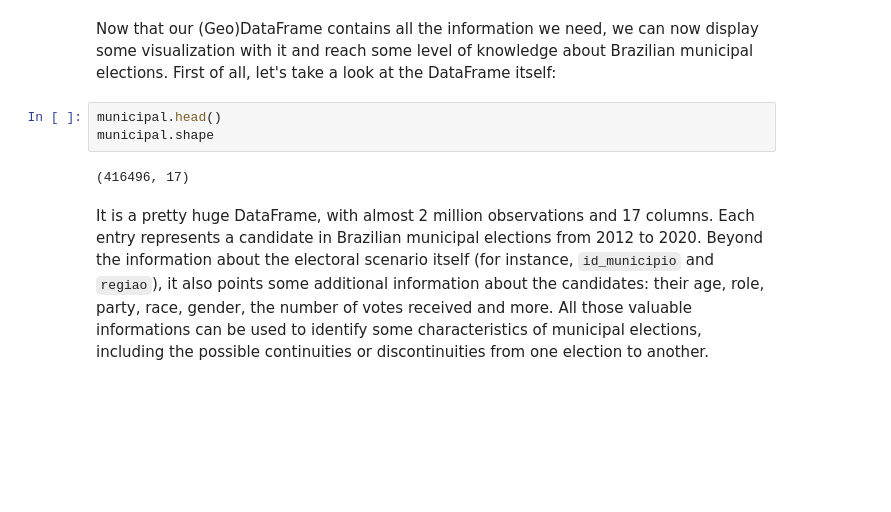
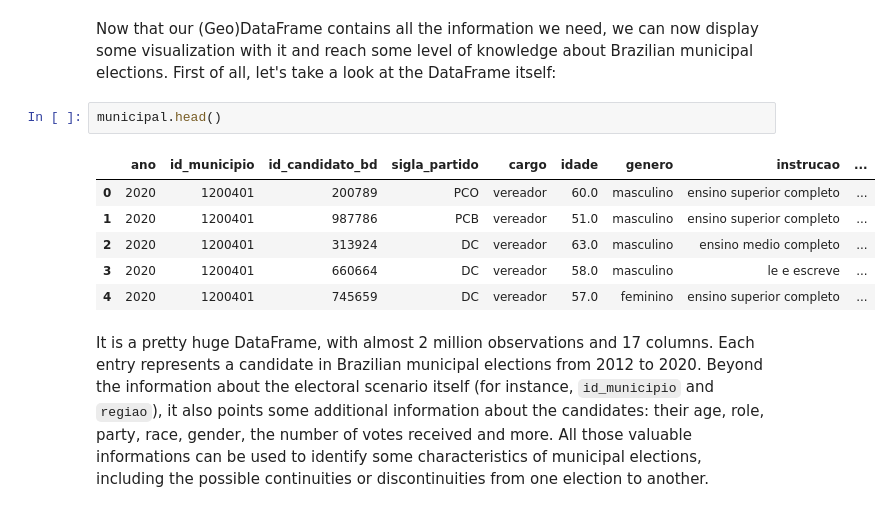
Before and after one commit to felipelmc/Brazilian-Elections, a Jupyter notebook: analysis.ipynb, the cells around one changed output. Drawn from its saved outputs; the diff is of its cells as text; blank space fills up the shorter version.

```diff
--- a/analysis.ipynb
+++ b/analysis.ipynb
@@ -157,8 +149,12 @@ municipal = gpd.GeoDataFrame(municipal, geometry='geometria')
 Now that our (Geo)DataFrame contains all the information we need, we can now display some visualization with it and reach some level of knowledge about Brazilian municipal elections. First of all, let's take a look at the DataFrame itself:
 # %%
 municipal.head()
-municipal.shape
 # %% [output]
-(416496, 17)
+|  | ano | id_municipio | id_candidato_bd | sigla_partido | cargo | idade | genero | instrucao | ... |
+| 0 | 2020 | 1200401 | 200789 | PCO | vereador | 60.0 | masculino | ensino superior completo | ... |
+| 1 | 2020 | 1200401 | 987786 | PCB | vereador | 51.0 | masculino | ensino superior completo | ... |
+| 2 | 2020 | 1200401 | 313924 | DC | vereador | 63.0 | masculino | ensino medio completo | ... |
+| 3 | 2020 | 1200401 | 660664 | DC | vereador | 58.0 | masculino | le e escreve | ... |
+| 4 | 2020 | 1200401 | 745659 | DC | vereador | 57.0 | feminino | ensino superior completo | ... |
 # %% [markdown]
 It is a pretty huge DataFrame, with almost 2 million observations and 17 columns. Each entry represents a candidate in Brazilian municipal elections from 2012 to 2020. Beyond the information about the electoral scenario itself (for instance, `id_municipio` and `regiao`), it also points some additional information about the candidates: their age, role, party, race, gender, the number of votes received and more. All those valuable informations can be used to identify some characteristics of municipal elections, including the possible continuities or discontinuities from one election to another.
```
Also changed, not shown: parts of 14 cells of this notebook, 1 other file.
